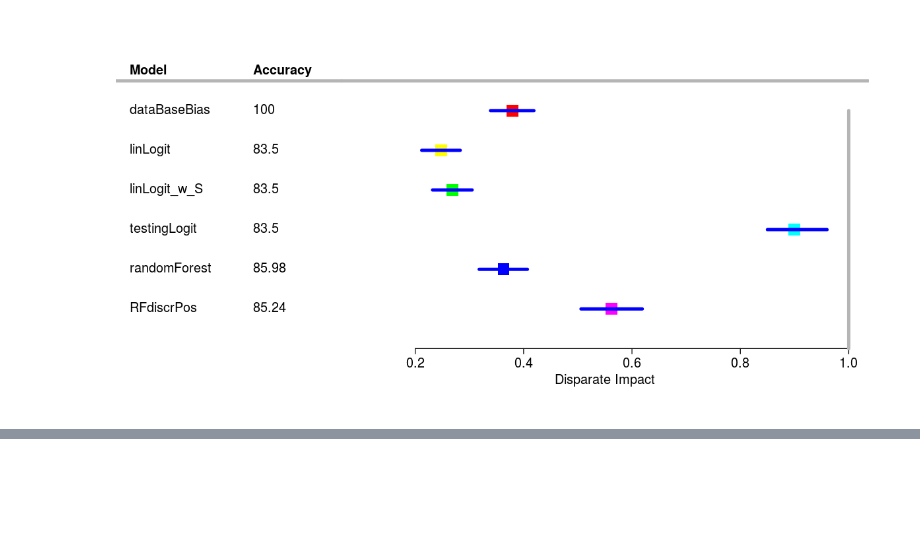
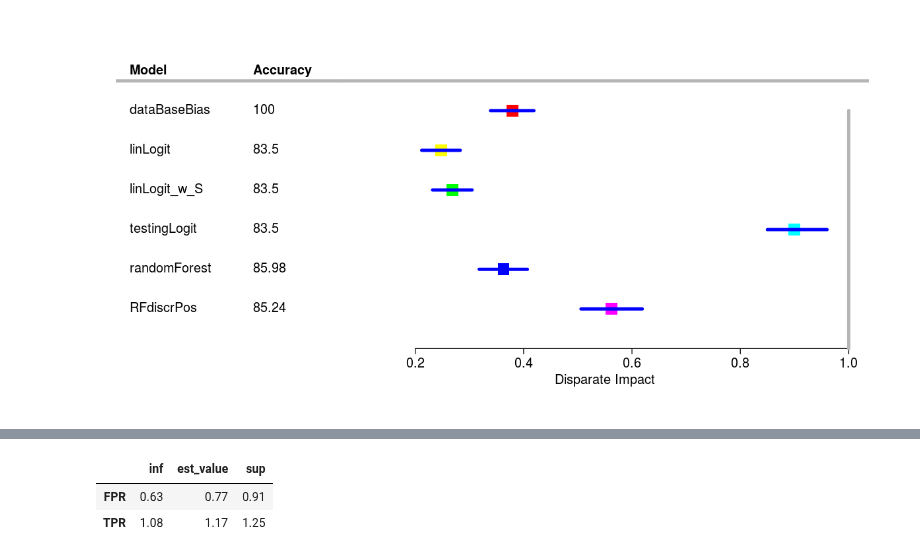
Before and after one commit to wikistat/Fair-ML-4-Ethical-AI, a Jupyter notebook: AdultCensus/AdultCensus-R-biasDetection.ipynb, the cells around one changed output, grey strips where cells are left out. Drawn from its saved outputs; the diff is of its cells as text; code cells hidden in the pictures; blank space fills up the shorter version.

```diff
--- a/AdultCensus/AdultCensus-R-biasDetection.ipynb
+++ b/AdultCensus/AdultCensus-R-biasDetection.ipynb
@@ -916,0 +1095,6 @@ Le choix d'un algorithme non linéaire semble préférable pour éviter de surbi
+# %%
+round(oddsEqual(daTestFM[,"sex"],daTestFM$income,as.factor(yHatFMrfDP)),2)
+# %% [output]
+|  | inf | est_value | sup |
+| FPR | 0.63 | 0.77 | 0.91 |
+| TPR | 1.08 | 1.17 | 1.25 |
```
Also changed, not shown: parts of 31 cells of this notebook.
